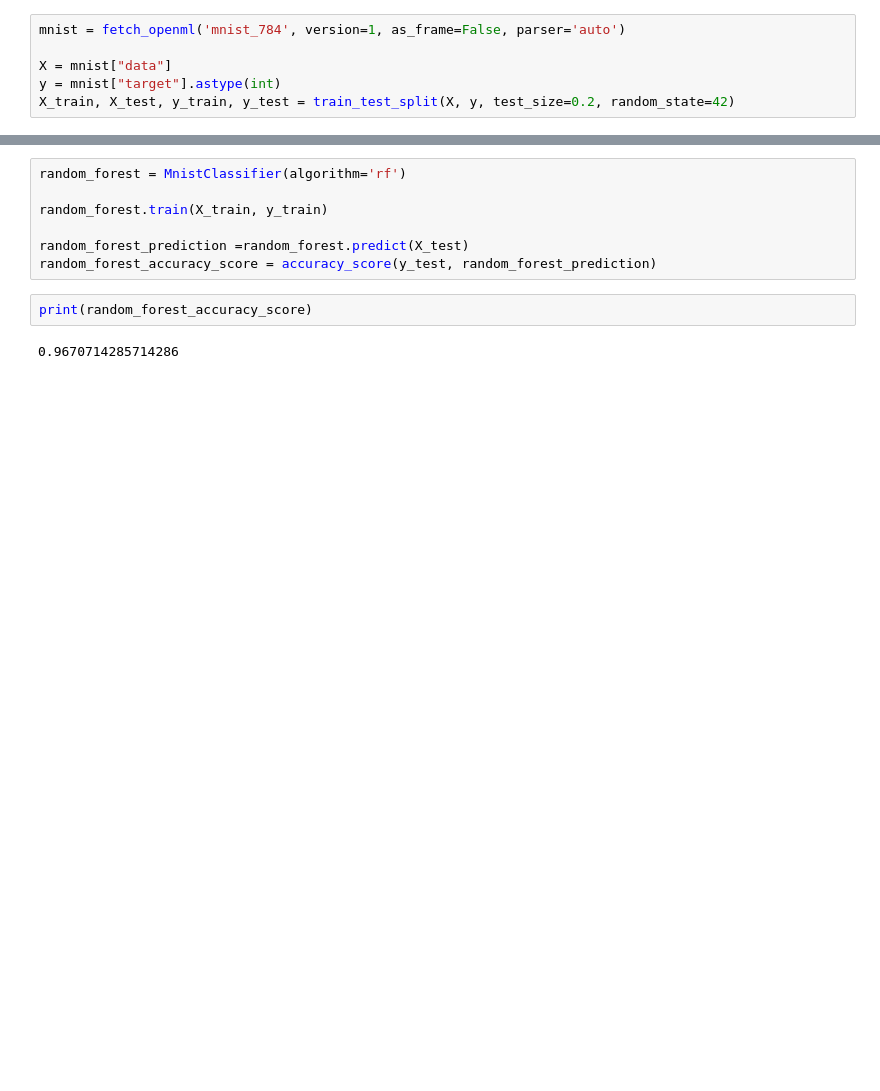
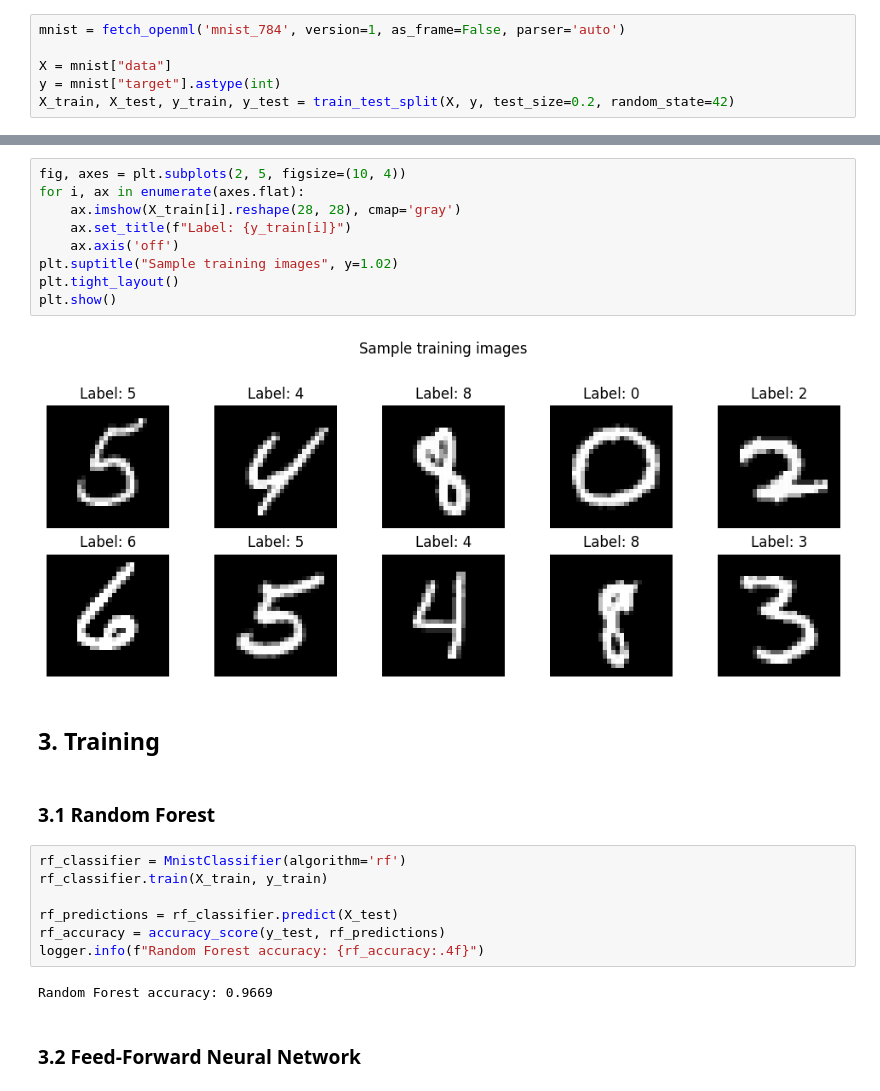
Before and after one commit to zakhar-guzii/Intership_test, a Jupyter notebook: task_1/notebook/demo.ipynb, the cells around one changed output, grey strips where cells are left out. Cells and saved outputs as stored; diff of their text form; blank space fills up the shorter version.

```diff
--- a/task_1/notebook/demo.ipynb
+++ b/task_1/notebook/demo.ipynb
@@ -35,13 +52,28 @@ Testing data shape: (14000, 784)
+# %%
+fig, axes = plt.subplots(2, 5, figsize=(10, 4))
+for i, ax in enumerate(axes.flat):
+    ax.imshow(X_train[i].reshape(28, 28), cmap='gray')
+    ax.set_title(f"Label: {y_train[i]}")
+    ax.axis('off')
+plt.suptitle("Sample training images", y=1.02)
+plt.tight_layout()
+plt.show()
+# %% [output]
+[figure, added]
+# %% [markdown]
+## 3. Training
+# %% [markdown]
+### 3.1 Random Forest
 # %%
-random_forest = MnistClassifier(algorithm='rf')
+rf_classifier = MnistClassifier(algorithm='rf')
+rf_classifier.train(X_train, y_train)
 
-random_forest.train(X_train, y_train)
-
-random_forest_prediction =random_forest.predict(X_test)
-random_forest_accuracy_score = accuracy_score(y_test, random_forest_prediction)
+rf_predictions = rf_classifier.predict(X_test)
+rf_accuracy = accuracy_score(y_test, rf_predictions)
+logger.info(f"Random Forest accuracy: {rf_accuracy:.4f}")
+# %% [output]
+Random Forest accuracy: 0.9669
-# %%
-print(random_forest_accuracy_score)
-# %% [output]
-0.9670714285714286
+# %% [markdown]
+### 3.2 Feed-Forward Neural Network
 # %%
 nn_classifier = MnistClassifier(algorithm='nn')
```
Also changed, not shown: parts of 17 cells of this notebook, 6 other files.
